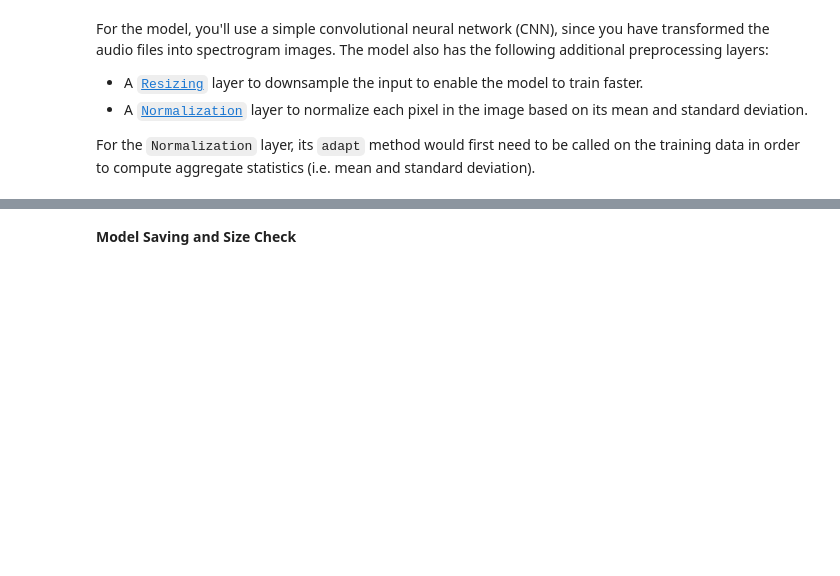
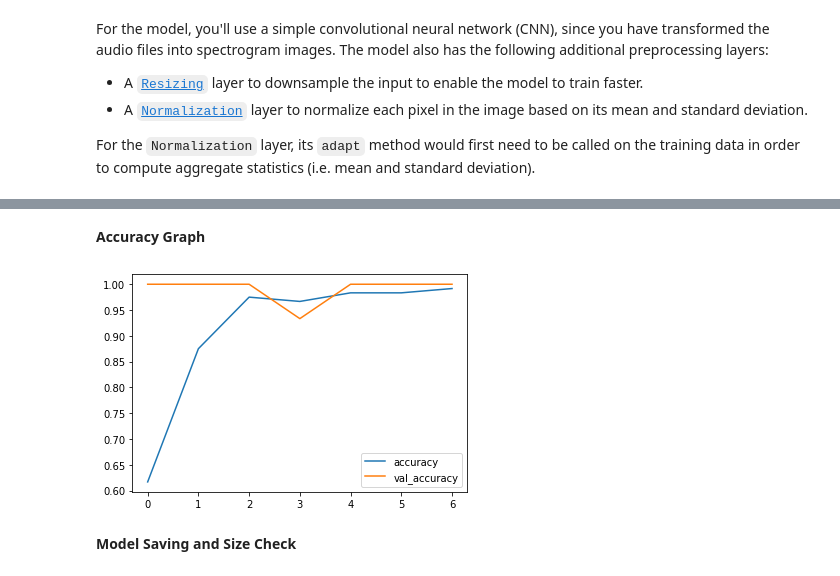
Before and after one commit to Zaheer505/Machine_Learning_on_Micro_Controllers, a Jupyter notebook: Voice_Robot/voice_robot_model.ipynb, the cells around one changed output, grey strips where cells are left out. Cells and saved outputs as stored; diff of their text form; code cells hidden in the pictures; blank space fills up the shorter version.

```diff
--- a/Voice_Robot/voice_robot_model.ipynb
+++ b/Voice_Robot/voice_robot_model.ipynb
@@ -254,3 +297,12 @@ plt.show()
+# %% [markdown]
+**Accuracy Graph**
+# %%
+metrics = history.history
+plt.plot(history.epoch, metrics['accuracy'], metrics['val_accuracy'])
+plt.legend(['accuracy', 'val_accuracy'])
+plt.show()
+# %% [output]
+[figure, added]
 # %% [markdown]
 **Model Saving and Size Check**
 # %%
```
Also changed, not shown: parts of 18 cells of this notebook.
